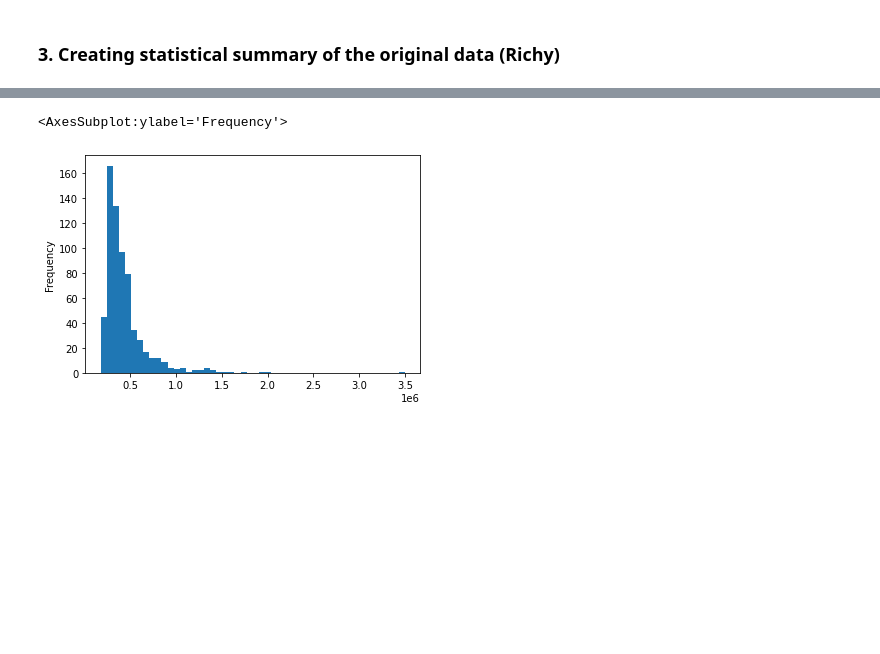
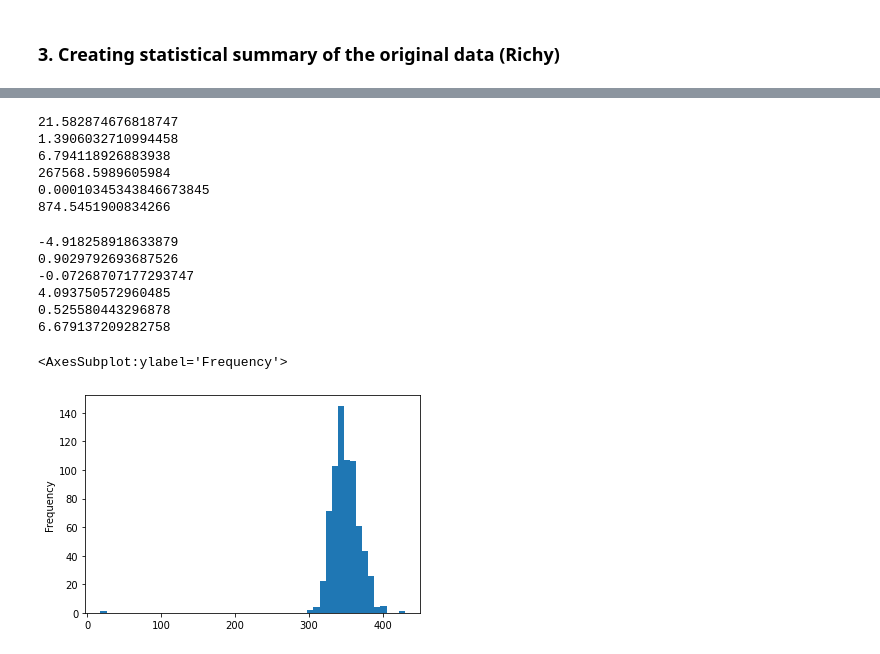
Before and after one commit to neneninja97/liveable_london, a Jupyter notebook: data_pre_processing.ipynb, the cells around one changed output, grey strips where cells are left out. Cells and saved outputs as stored; diff of their text form; code cells hidden in the pictures; blank space fills up the shorter version.

Commit message:
“data_read_in_normalised_merged_stats”

```diff
--- a/data_pre_processing.ipynb
+++ b/data_pre_processing.ipynb
@@ -179,0 +322,4 @@ memory usage: 118.2+ KB
+# %%
+# merge all_data_2 with df_pollution
+
+all_data_final = pd.merge(all_data_2, df_collision, left_on='ward_code_x', right_on='ward_code', how='outer')
@@ -179,0 +364,6 @@ memory usage: 118.2+ KB
+# %%
+all_data_final["normalised_deaths_at_6_pc"] = all_data_final["deaths_at_6_pc"]/all_data_final["Population"]
+# %%
+normalised_all_data_final = all_data_final
+# %%
+normalised_all_data_final["normalised_2013_collision_total"] = all_data_final["2013_collision_total"]/all_data_final["Population"]
@@ -209,9 +417,16 @@ all_data['median_house'].mean()
 # %%
-# standard devation of each column
-all_data['Unemployment_rate_2013'].std()
-all_data['Crime_rate_2013'].std()
-all_data['Life_Expectancy_2009-13'].std()
-all_data['GCSE_point_scores_2013'].std()
-all_data['Public_Transport_Accessibility_2013'].std()
-all_data['Homes_with access_to_open_space_nature'].std()
-all_data['median_house'].std()
+# find standard dev
+
+print(normalised_all_data_final['gcse_2013'].std())
+print(normalised_all_data_final['ptal_2013'].std())
+print(normalised_all_data_final['nature_access_2013'].std())
+print(normalised_all_data_final['median_house_2014'].std())
+print(normalised_all_data_final['normalised_deaths_at_6_pc'].std())
+print(all_data_final['2013_collision_total'].std())
+# %% [output]
+21.582874676818747
+1.3906032710994458
+6.794118926883938
+267568.5989605984
+0.00010345343846673845
+874.5451900834266
@@ -220,9 +433,15 @@ all_data[["Unemployment_rate_2013", "Crime_rate_2013", "Life_Expectancy_2009-13"
 # %%
 # print the skew
-print(all_data['Unemployment_rate_2013'].skew())
-print(all_data['Crime_rate_2013'].skew())
-print(all_data['Life_Expectancy_2009-13'].skew())
-print(all_data['GCSE_point_scores_2013'.skew())
-print(all_data['Public_Transport_Accessibility_2013'].skew())
-print(all_data['Homes_with access_to_open_space_nature'].skew())
-print(all_data['median_house'].skew())
+print(normalised_all_data_final['gcse_2013'].skew())
+print(normalised_all_data_final['ptal_2013'].skew())
+print(normalised_all_data_final['nature_access_2013'].skew())
+print(normalised_all_data_final['median_house_2014'].skew())
+print(normalised_all_data_final['normalised_deaths_at_6_pc'].skew())
+print(all_data_final['normalised_2013_collision_total'].skew())
+# %% [output]
+-4.918258918633879
+0.9029792693687526
+-0.07268707177293747
+4.093750572960485
+0.525580443296878
+6.679137209282758
@@ -231,9 +448,6 @@ all_data[["Unemployment_rate_2013", "Crime_rate_2013", "Life_Expectancy_2009-13"
-# %%
-# Investigating the distribution
-df_housing.median_house_2014.plot.hist(bins=50)
-# %% [output]
-<AxesSubplot:ylabel='Frequency'>
-[figure, removed]
 # %%
-all_data.Unemployment_rate_2013.plot.hist(bins=50)
+normalised_all_data_final.gcse_2013.plot.hist(bins=50)
+# %% [output]
+<AxesSubplot:ylabel='Frequency'>
+[figure, added]
 # %%
```
Also changed, not shown: parts of 53 cells of this notebook.
